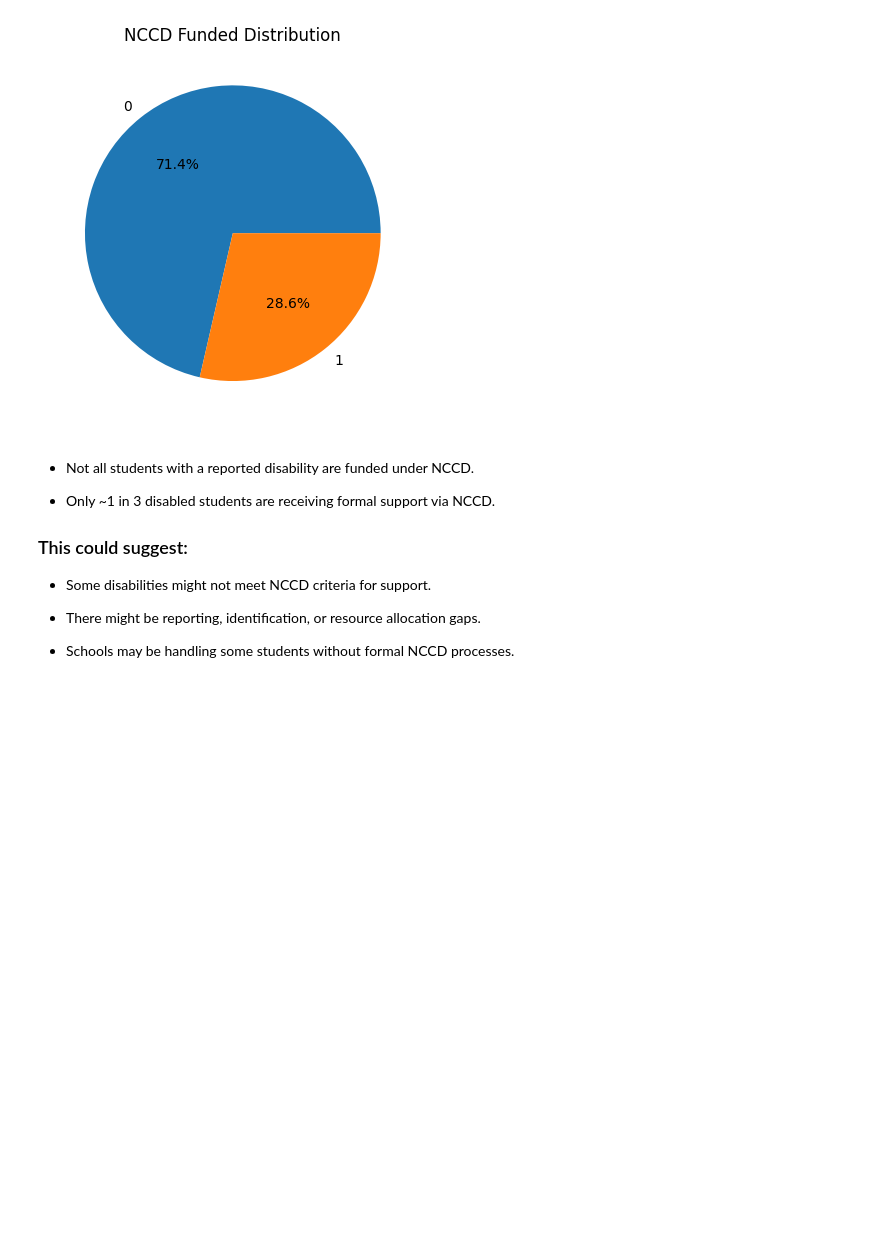
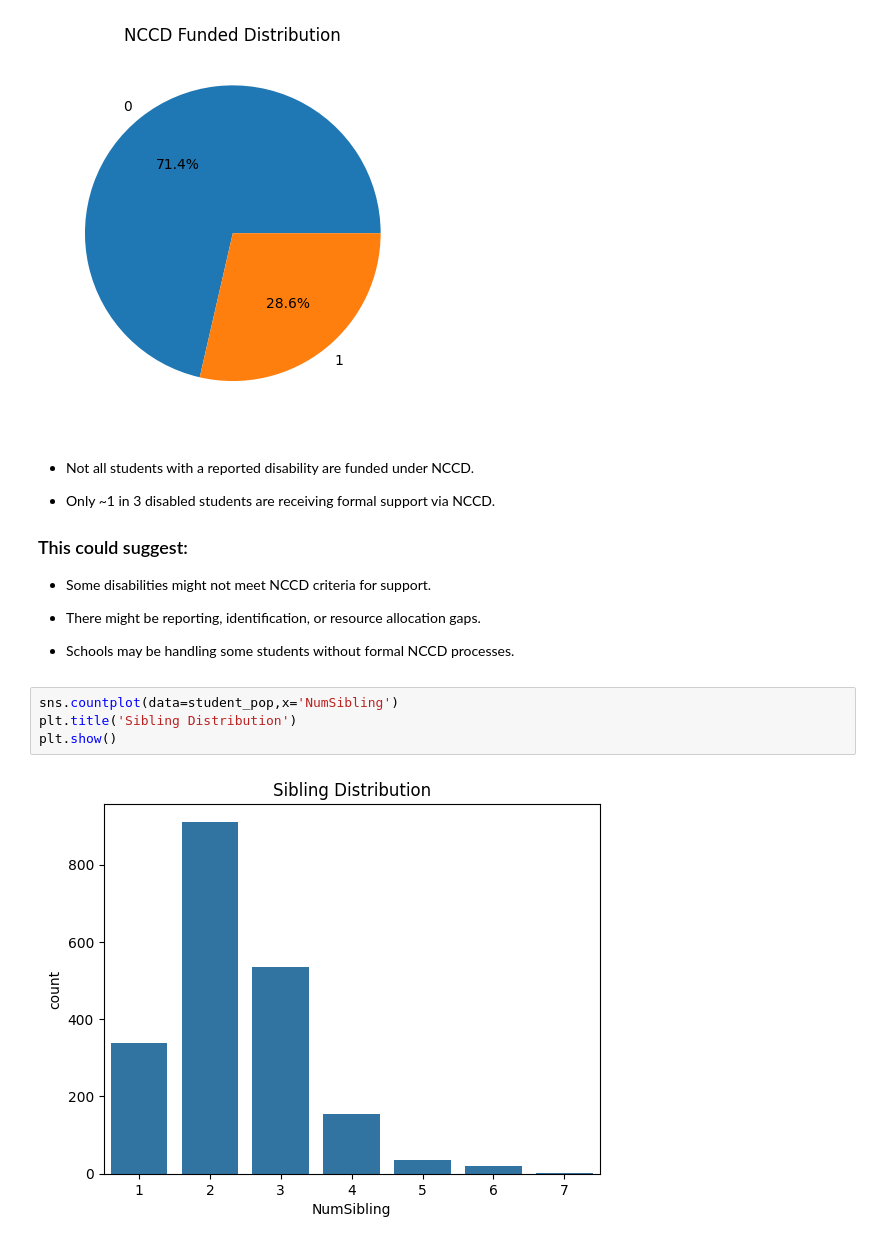
Before and after one commit to anshumbanga/Projects, a Jupyter notebook: LA4_SCHOOL/LA4 Schools Exploratory Data Analysis.ipynb, the cells around one changed output. Cells and saved outputs as stored; diff of their text form; blank space fills up the shorter version.

```diff
--- a/LA4_SCHOOL/LA4 Schools Exploratory Data Analysis.ipynb
+++ b/LA4_SCHOOL/LA4 Schools Exploratory Data Analysis.ipynb
@@ -295,3 +295,9 @@ dtype: int64
 - There might be reporting, identification, or resource allocation gaps.
 
 - Schools may be handling some students without formal NCCD processes.
+# %%
+sns.countplot(data=student_pop,x='NumSibling')
+plt.title('Sibling Distribution')
+plt.show()
+# %% [output]
+[figure, added]
```
Also changed, not shown: parts of 10 cells of this notebook.
